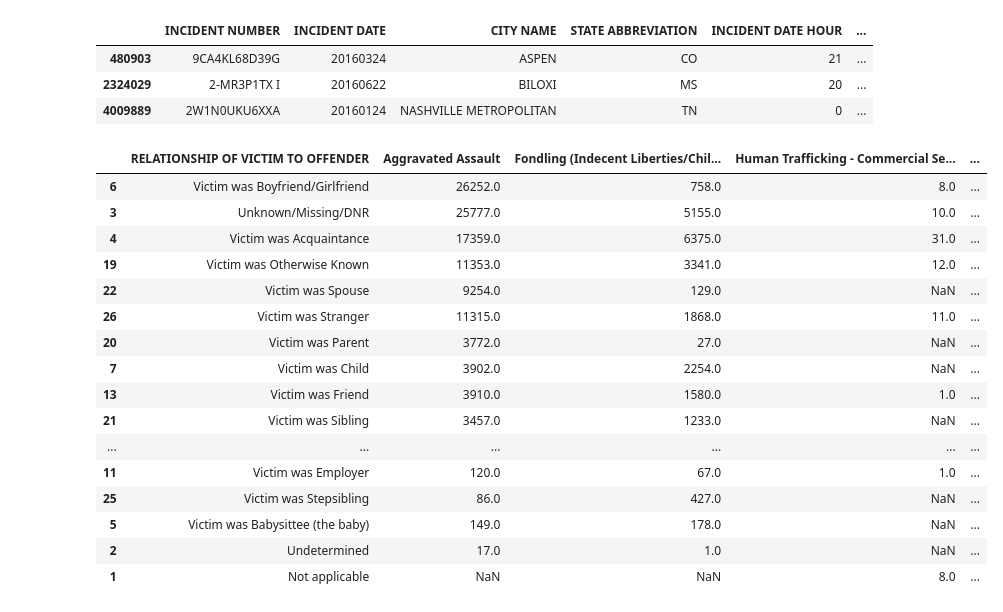
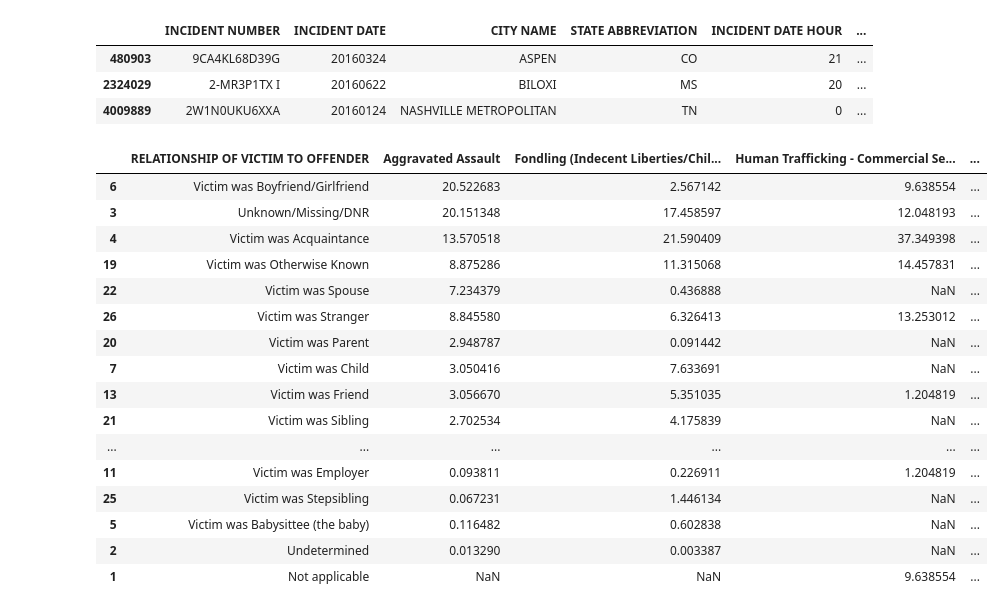
Before and after one commit to castle8080/violence_research, a Jupyter notebook: nat_incident_data.ipynb, the cells around one changed output. Drawn from its saved outputs; the diff is of its cells as text; code cells hidden in the pictures.

Commit message:
Looking at race of victims.

```diff
--- a/nat_incident_data.ipynb
+++ b/nat_incident_data.ipynb
@@ -270,6 +270,7 @@ v_1v1_incidents.groupby(['UCR OFFENSE CODE']).size().reset_index().rename(column
 # %% [markdown]
 ## Examine location to offense type
 # %%
+# Creates a matrix of counts grouped by the values of 2 columns.
 def related_category_counts(df, x_col, y_col):
     total_count_field = f"{y_col} Total Count"
     total_counts = (df
@@ -297,3 +298,11 @@ def related_category_counts(df, x_col, y_col):
 
     stats = stats.sort_values(by=total_count_field, ascending=False)
     return stats
+
+# Goes through numeric columns and converts values to percentages of the total for each row of that column.
+def to_column_percents(df):
+    p_df = df.copy()
+    for c in p_df.columns:
+        if p_df[c].dtype.kind in {'i', 'u', 'f'}:
+            p_df[c] = 100.0 * p_df[c] / p_df[c].sum()
+    return p_df
@@ -350,25 +379,25 @@ victim_data_v_1v1 = victim_data[
     victim_data['UCR OFFENSE CODE'].isin(violent_offense_types)
 ]
 # %%
-related_category_counts(victim_data_v_1v1, 'UCR OFFENSE CODE', 'RELATIONSHIP OF VICTIM TO OFFENDER')
+to_column_percents(related_category_counts(victim_data_v_1v1, 'UCR OFFENSE CODE', 'RELATIONSHIP OF VICTIM TO OFFENDER'))
 # %% [output]
 |  | RELATIONSHIP OF VICTIM TO OFFENDER | Aggravated Assault | Fondling (Indecent Liberties/Chil... | Human Trafficking - Commercial Se... | ... |
-| 6 | Victim was Boyfriend/Girlfriend | 26252.0 | 758.0 | 8.0 | ... |
-| 3 | Unknown/Missing/DNR | 25777.0 | 5155.0 | 10.0 | ... |
-| 4 | Victim was Acquaintance | 17359.0 | 6375.0 | 31.0 | ... |
-| 19 | Victim was Otherwise Known | 11353.0 | 3341.0 | 12.0 | ... |
-| 22 | Victim was Spouse | 9254.0 | 129.0 | NaN | ... |
-| 26 | Victim was Stranger | 11315.0 | 1868.0 | 11.0 | ... |
-| 20 | Victim was Parent | 3772.0 | 27.0 | NaN | ... |
-| 7 | Victim was Child | 3902.0 | 2254.0 | NaN | ... |
-| 13 | Victim was Friend | 3910.0 | 1580.0 | 1.0 | ... |
-| 21 | Victim was Sibling | 3457.0 | 1233.0 | NaN | ... |
+| 6 | Victim was Boyfriend/Girlfriend | 20.522683 | 2.567142 | 9.638554 | ... |
+| 3 | Unknown/Missing/DNR | 20.151348 | 17.458597 | 12.048193 | ... |
+| 4 | Victim was Acquaintance | 13.570518 | 21.590409 | 37.349398 | ... |
+| 19 | Victim was Otherwise Known | 8.875286 | 11.315068 | 14.457831 | ... |
+| 22 | Victim was Spouse | 7.234379 | 0.436888 | NaN | ... |
+| 26 | Victim was Stranger | 8.845580 | 6.326413 | 13.253012 | ... |
+| 20 | Victim was Parent | 2.948787 | 0.091442 | NaN | ... |
+| 7 | Victim was Child | 3.050416 | 7.633691 | NaN | ... |
+| 13 | Victim was Friend | 3.056670 | 5.351035 | 1.204819 | ... |
+| 21 | Victim was Sibling | 2.702534 | 4.175839 | NaN | ... |
 | ... | ... | ... | ... | ... | ... |
-| 11 | Victim was Employer | 120.0 | 67.0 | 1.0 | ... |
-| 25 | Victim was Stepsibling | 86.0 | 427.0 | NaN | ... |
-| 5 | Victim was Babysittee (the baby) | 149.0 | 178.0 | NaN | ... |
-| 2 | Undetermined | 17.0 | 1.0 | NaN | ... |
-| 1 | Not applicable | NaN | NaN | 8.0 | ... |
+| 11 | Victim was Employer | 0.093811 | 0.226911 | 1.204819 | ... |
+| 25 | Victim was Stepsibling | 0.067231 | 1.446134 | NaN | ... |
+| 5 | Victim was Babysittee (the baby) | 0.116482 | 0.602838 | NaN | ... |
+| 2 | Undetermined | 0.013290 | 0.003387 | NaN | ... |
+| 1 | Not applicable | NaN | NaN | 9.638554 | ... |
 # %%
 related_category_counts(victim_data_v_1v1, 'UCR OFFENSE CODE', 'SEX OF VICTIM')
 # %% [output]
```
Also changed, not shown: parts of 5 cells of this notebook.
